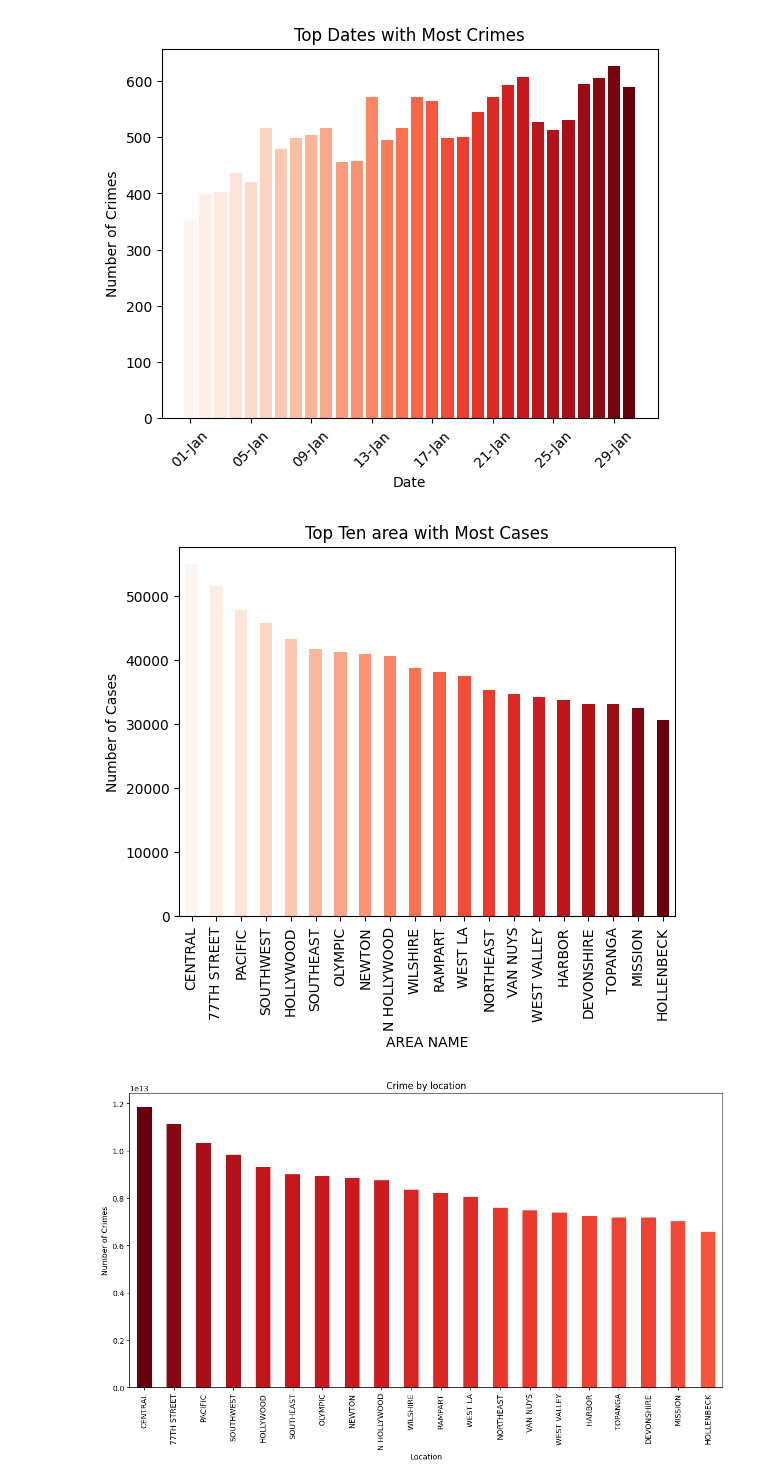
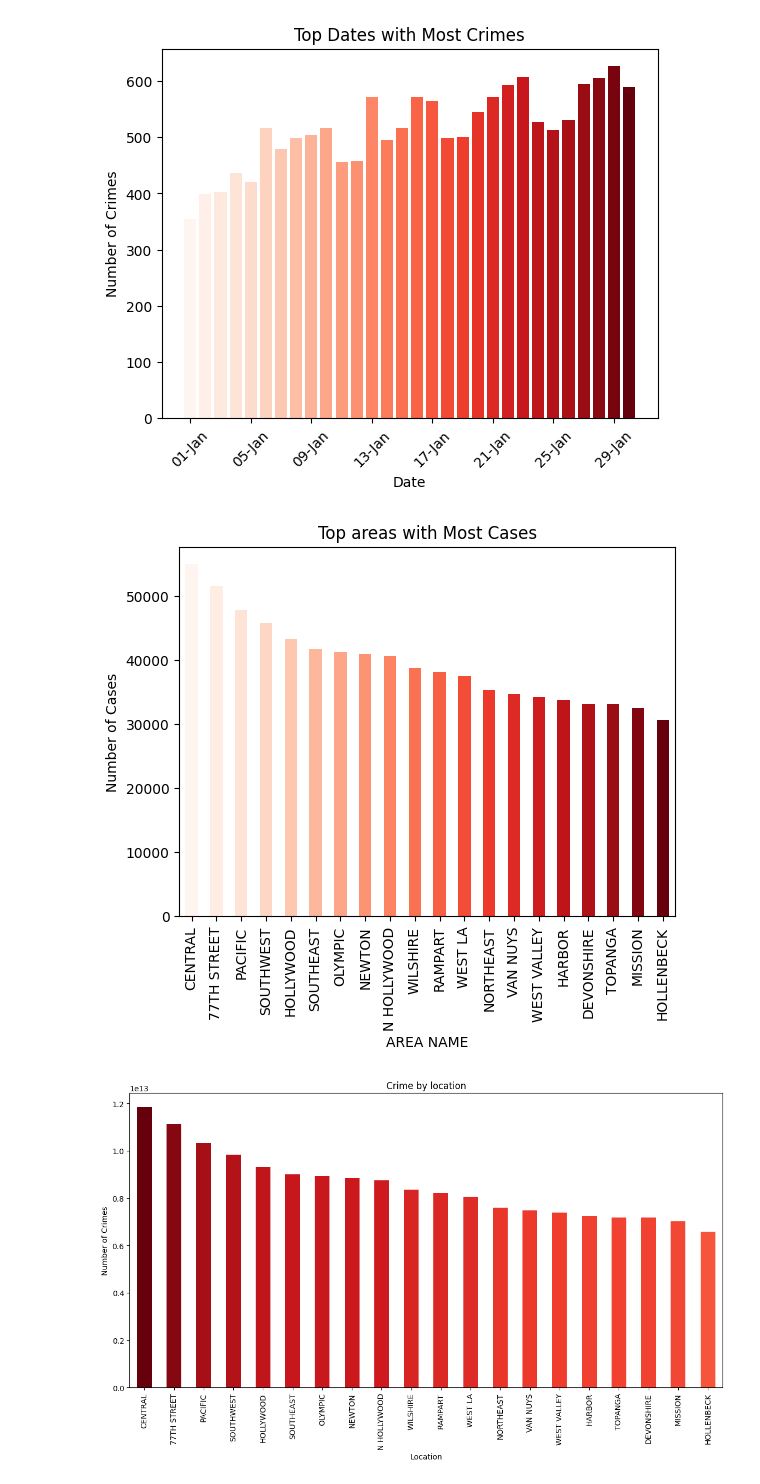
Before and after one commit to SushaanthSrinivasan/LA-Crime-Analysis-225A, a Jupyter notebook: visualization_and_analysis.ipynb, the cells around one changed output. Saved outputs shown, nothing was run; the diff lists cells and outputs as text; code cells hidden in the pictures.

```diff
--- a/visualization_and_analysis.ipynb
+++ b/visualization_and_analysis.ipynb
@@ -120,21 +120,21 @@ plt.show()
 # %%
 # plotting the top 10 areas with most cases
 
 
 df['AREA NAME'] = df['AREA NAME'].str.upper()
 location_counts = df['AREA NAME'].value_counts().sort_values(ascending=False).head(20)
 top_ten_locations = location_counts.head(20)
 colormap = plt.cm.get_cmap('Reds', len(top_ten_locations))
 top_ten_locations.plot(kind='bar', color=[colormap(i) for i in range(len(top_ten_locations))], linewidth=3)
 
 plt.xlabel('AREA NAME')
 plt.ylabel('Number of Cases')
-plt.title('Top Ten area with Most Cases')
+plt.title('Top areas with Most Cases')
 plt.xticks(rotation=90)
 
 plt.show()
 # %% [output]
-[figure, old version]
+[figure, new version]
 # %%
 # plotting the number of crimes for each location
 
```
Also changed, not shown: parts of 2 cells of this notebook.
